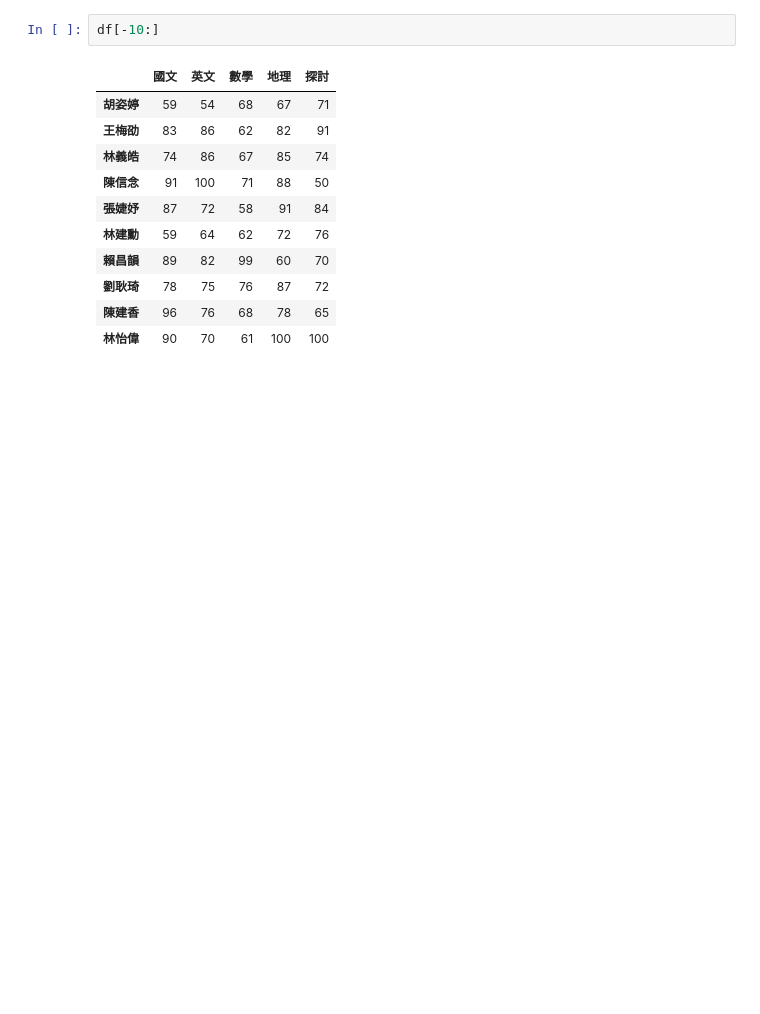
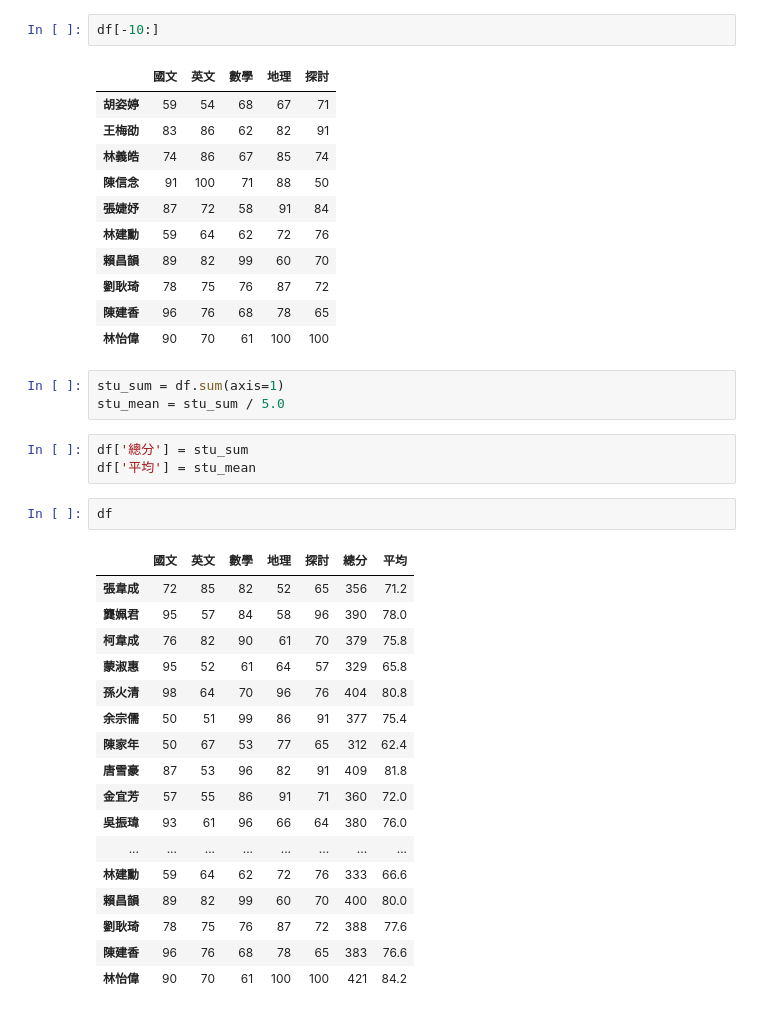
Before and after one commit to Tzung-han/python_analysis, a Jupyter notebook: lession5_4.ipynb, the cells around one changed output. Drawn from its saved outputs; the diff is of its cells as text; blank space fills up the shorter version.

```diff
--- a/lession5_4.ipynb
+++ b/lession5_4.ipynb
@@ -81,3 +81,29 @@ df[-10:]
 | 劉耿琦 | 78 | 75 | 76 | 87 | 72 |
 | 陳建香 | 96 | 76 | 68 | 78 | 65 |
 | 林怡偉 | 90 | 70 | 61 | 100 | 100 |
+# %%
+stu_sum = df.sum(axis=1)
+stu_mean = stu_sum / 5.0
+# %%
+df['總分'] = stu_sum
+df['平均'] = stu_mean
+# %%
+df
+# %% [output]
+|  | 國文 | 英文 | 數學 | 地理 | 探討 | 總分 | 平均 |
+| 張韋成 | 72 | 85 | 82 | 52 | 65 | 356 | 71.2 |
+| 龔姵君 | 95 | 57 | 84 | 58 | 96 | 390 | 78.0 |
+| 柯韋成 | 76 | 82 | 90 | 61 | 70 | 379 | 75.8 |
+| 蒙淑惠 | 95 | 52 | 61 | 64 | 57 | 329 | 65.8 |
+| 孫火清 | 98 | 64 | 70 | 96 | 76 | 404 | 80.8 |
+| 余宗儒 | 50 | 51 | 99 | 86 | 91 | 377 | 75.4 |
+| 陳家年 | 50 | 67 | 53 | 77 | 65 | 312 | 62.4 |
+| 唐雪豪 | 87 | 53 | 96 | 82 | 91 | 409 | 81.8 |
+| 金宜芳 | 57 | 55 | 86 | 91 | 71 | 360 | 72.0 |
+| 吳振瑋 | 93 | 61 | 96 | 66 | 64 | 380 | 76.0 |
+| ... | ... | ... | ... | ... | ... | ... | ... |
+| 林建勳 | 59 | 64 | 62 | 72 | 76 | 333 | 66.6 |
+| 賴昌韻 | 89 | 82 | 99 | 60 | 70 | 400 | 80.0 |
+| 劉耿琦 | 78 | 75 | 76 | 87 | 72 | 388 | 77.6 |
+| 陳建香 | 96 | 76 | 68 | 78 | 65 | 383 | 76.6 |
+| 林怡偉 | 90 | 70 | 61 | 100 | 100 | 421 | 84.2 |
```
Also changed, not shown: 1 other file.
